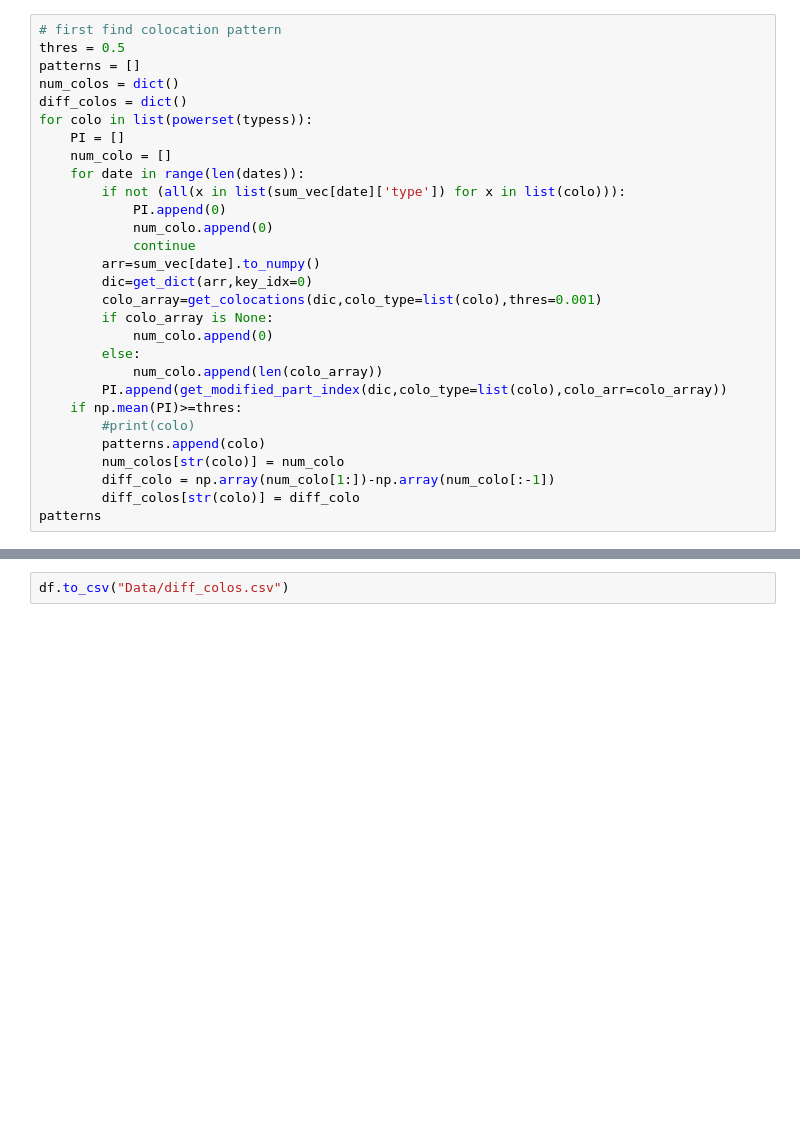
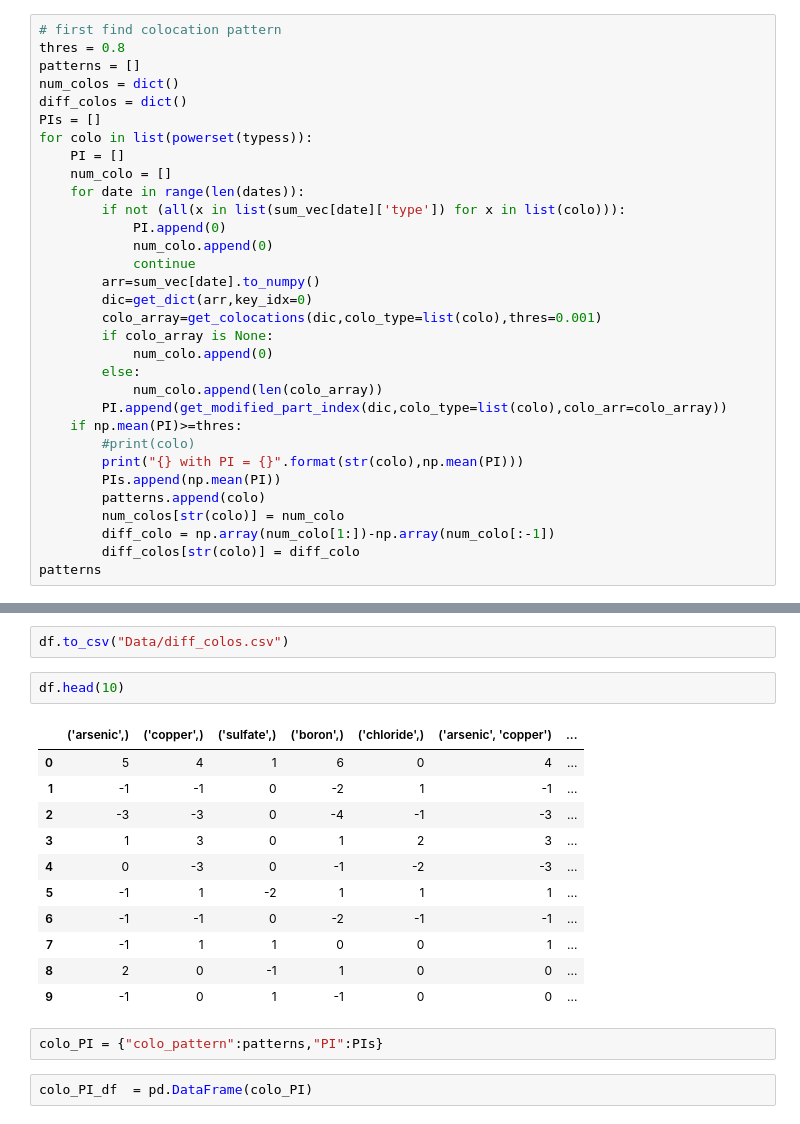
Before and after one commit to SU-Hongs/UROP_mining, a Jupyter notebook: groundwater/groundwater.ipynb, the cells around one changed output, grey strips where cells are left out. Drawn from its saved outputs; the diff is of its cells as text; blank space fills up the shorter version.

```diff
--- a/groundwater/groundwater.ipynb
+++ b/groundwater/groundwater.ipynb
@@ -158,9 +168,10 @@ list(powerset([1,2,3]))
 # %%
 # first find colocation pattern
-thres = 0.5
+thres = 0.8
 patterns = []
 num_colos = dict()
 diff_colos = dict()
+PIs = []
 for colo in list(powerset(typess)):
     PI = []
     num_colo = []
@@ -179,6 +190,8 @@ for colo in list(powerset(typess)):
         PI.append(get_modified_part_index(dic,colo_type=list(colo),colo_arr=colo_array))
     if np.mean(PI)>=thres:
         #print(colo)
+        print("{} with PI = {}".format(str(colo),np.mean(PI)))
+        PIs.append(np.mean(PI))
         patterns.append(colo)
         num_colos[str(colo)] = num_colo
         diff_colo = np.array(num_colo[1:])-np.array(num_colo[:-1])
@@ -354,3 +443,21 @@ select_time_lags(yin)
 df = pd.DataFrame(diff_colos)
 # %%
 df.to_csv("Data/diff_colos.csv")
+# %%
+df.head(10)
+# %% [output]
+|  | ('arsenic',) | ('copper',) | ('sulfate',) | ('boron',) | ('chloride',) | ('arsenic', 'copper') | ... |
+| 0 | 5 | 4 | 1 | 6 | 0 | 4 | ... |
+| 1 | -1 | -1 | 0 | -2 | 1 | -1 | ... |
+| 2 | -3 | -3 | 0 | -4 | -1 | -3 | ... |
+| 3 | 1 | 3 | 0 | 1 | 2 | 3 | ... |
+| 4 | 0 | -3 | 0 | -1 | -2 | -3 | ... |
+| 5 | -1 | 1 | -2 | 1 | 1 | 1 | ... |
+| 6 | -1 | -1 | 0 | -2 | -1 | -1 | ... |
+| 7 | -1 | 1 | 1 | 0 | 0 | 1 | ... |
+| 8 | 2 | 0 | -1 | 1 | 0 | 0 | ... |
+| 9 | -1 | 0 | 1 | -1 | 0 | 0 | ... |
+# %%
+colo_PI = {"colo_pattern":patterns,"PI":PIs}
+# %%
+colo_PI_df  = pd.DataFrame(colo_PI)
```
Also changed, not shown: parts of 20 cells of this notebook.
